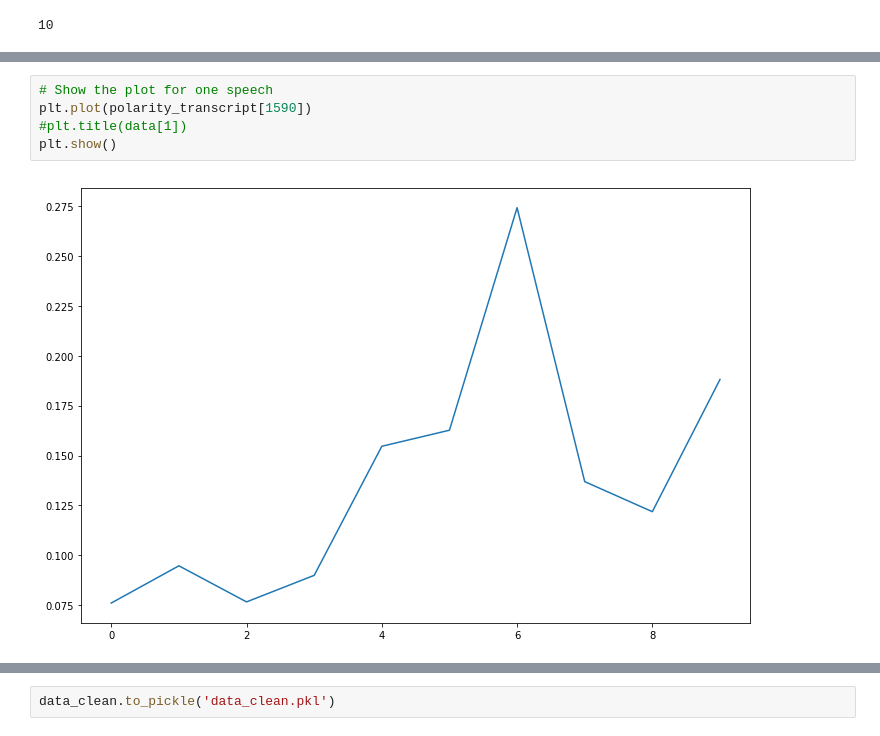
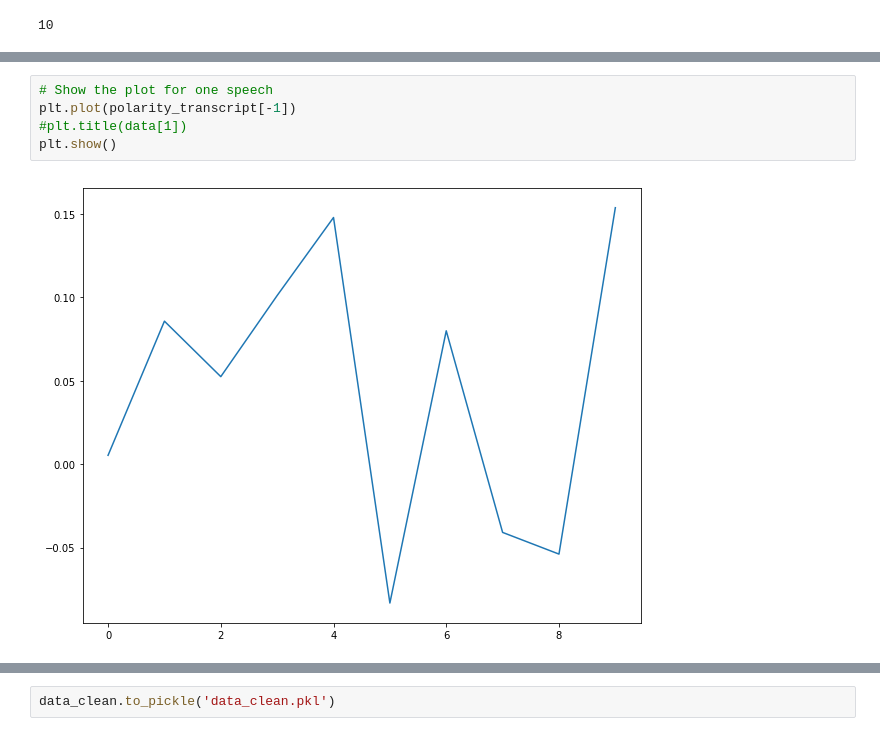
Before and after one commit to jkarma0920/TEDTalksProject, a Jupyter notebook: CleanupVersion3.ipynb, the cells around one changed output, grey strips where cells are left out. Drawn from its saved outputs; the diff is of its cells as text.

```diff
--- a/CleanupVersion3.ipynb
+++ b/CleanupVersion3.ipynb
@@ -1265,10 +1239,10 @@ polarity_transcript
  ...]
 # %%
 # Show the plot for one speech
-plt.plot(polarity_transcript[1590])
+plt.plot(polarity_transcript[-1])
 #plt.title(data[1])
 plt.show()
 # %% [output]
-[figure, old version]
+[figure, new version]
 # %%
 simple_data.head()
```
Also changed, not shown: parts of 77 cells of this notebook, 8 other files.
